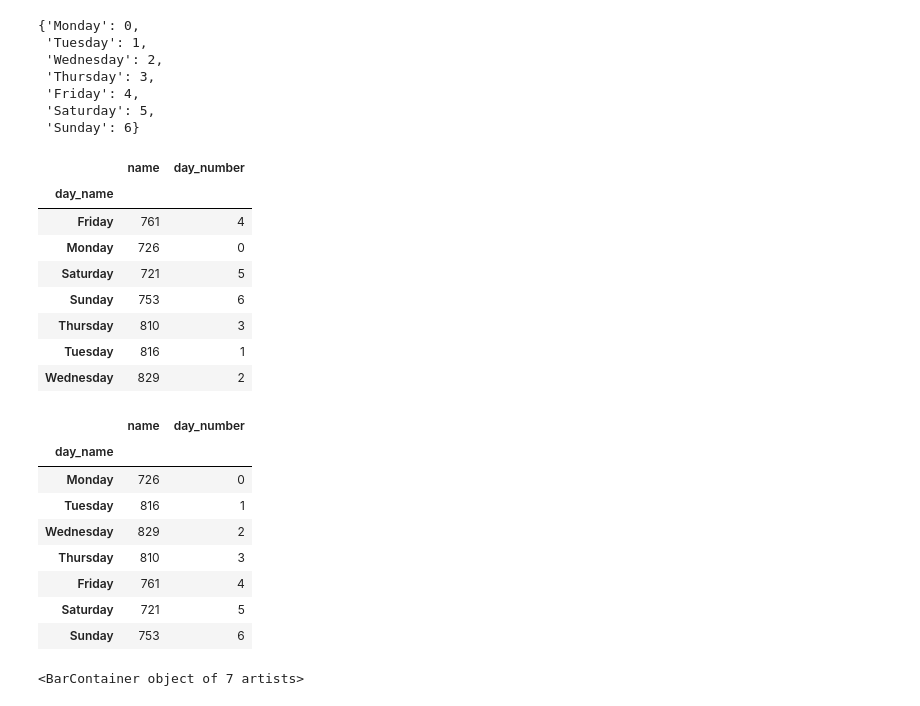
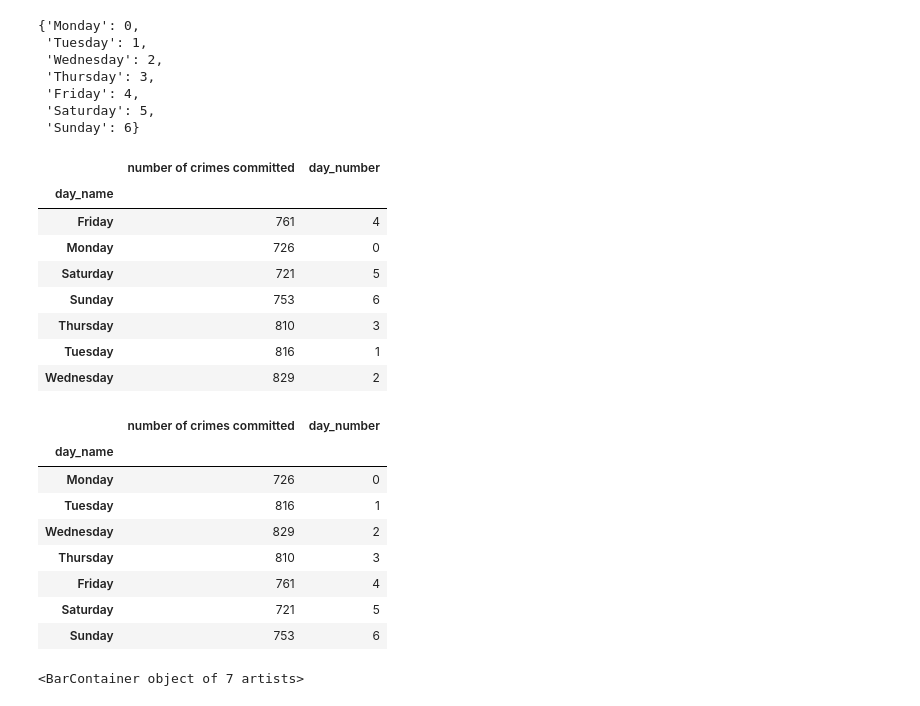
Before and after one commit to RafalRazny/15_analizy, a Jupyter notebook: 15_1_zadanie_crime.ipynb, the cells around one changed output. Saved outputs shown, nothing was run; the diff lists cells and outputs as text; code cells hidden in the pictures.

```diff
--- a/15_1_zadanie_crime.ipynb
+++ b/15_1_zadanie_crime.ipynb
@@ -129,4 +161,5 @@ df
 # %%
-dates_table = df.pivot_table(values='name', index=['day_name'] , aggfunc=(len))
+dates_table_raw = df.pivot_table(values='name', index=['day_name'] , aggfunc=(len))
+dates_table = dates_table_raw.rename(columns={'name':'number of crimes committed'})
 dates_table
 # %% [output]
@@ -141,8 +174,8 @@ dates_table
 | Wednesday | 829 |
 # %%
 week = ['Monday', 'Tuesday', 'Wednesday', 'Thursday', 'Friday', 'Saturday', 'Sunday']
-week_dict = dict(zip(week,range(len(week))))
-week_dict
+week_dict_2 = dict(zip(week,range(len(week))))
+week_dict_2
 # %% [output]
 {'Monday': 0,
  'Tuesday': 1,
@@ -153,10 +186,10 @@ week_dict
  'Sunday': 6}
 # %%
 dates_table['day_number'] = dates_table.index
-dates_table['day_number'] = dates_table['day_number'].map(week_dict)
+dates_table['day_number'] = dates_table['day_number'].map(week_dict_2)
 dates_table
 # %% [output]
-|  | name | day_number |
+|  | number of crimes committed | day_number |
 | day_name |  |  |
 | Friday | 761 | 4 |
 | Monday | 726 | 0 |
@@ -169,7 +202,7 @@ dates_table
 dates_table.sort_values('day_number', inplace=True)
 dates_table
 # %% [output]
-|  | name | day_number |
+|  | number of crimes committed | day_number |
 | day_name |  |  |
 | Monday | 726 | 0 |
 | Tuesday | 816 | 1 |
```
Also changed, not shown: parts of 13 cells of this notebook.
